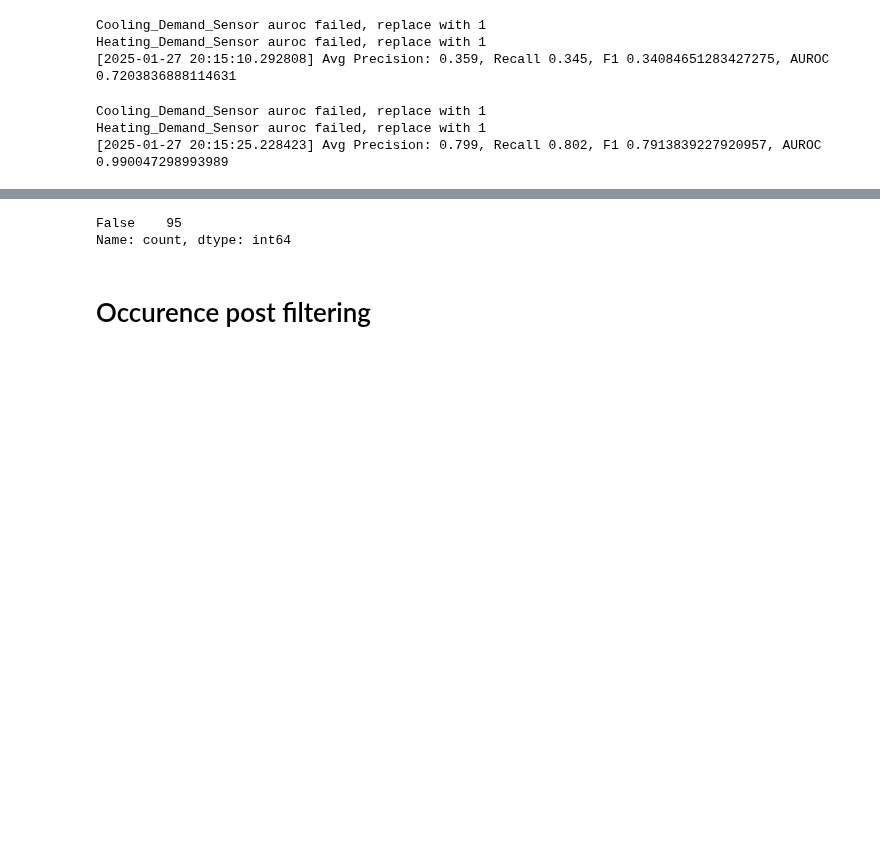
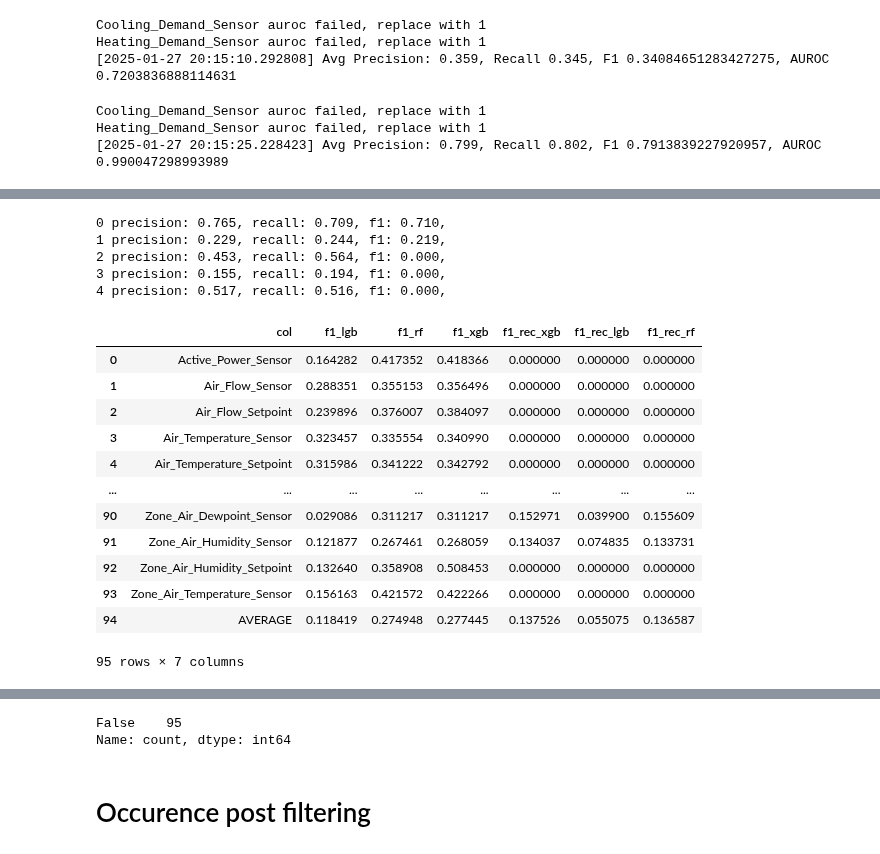
Before and after one commit to JoeZhao527/cl-bricks, a Jupyter notebook: notebooks/ensemble.ipynb, the cells around one changed output, grey strips where cells are left out. Cells and saved outputs as stored; diff of their text form; code cells hidden in the pictures; blank space fills up the shorter version.

```diff
--- a/notebooks/ensemble.ipynb
+++ b/notebooks/ensemble.ipynb
@@ -436,3 +393,83 @@ recall_norm_weight
+# %%
+check_level_report = [[] for _ in range(5)]
+
+for col in rec_lgb_report['col']:
+    if get_tier(col) != None:
+        check_level_report[get_tier(col)-1].append(rec_lgb_report[rec_lgb_report['col'] == col])
+
+for i in range(5):
+    print(i, f"precision: {pd.concat(check_level_report[i])['precision'].mean():.3f}, "
+          f"recall: {pd.concat(check_level_report[i])['recall'].mean():.3f}, "
+          f"f1: {pd.concat(check_level_report[i])['f1'].mean():.3f}, "
+    )
+# %% [output]
+0 precision: 0.765, recall: 0.709, f1: 0.710,
+1 precision: 0.229, recall: 0.244, f1: 0.219,
+2 precision: 0.453, recall: 0.564, f1: 0.000,
+3 precision: 0.155, recall: 0.194, f1: 0.000,
+4 precision: 0.517, recall: 0.516, f1: 0.000,
+# %%
+rec_xgb_report = pd.read_csv("../logs/0127_recall/xgb_report.csv")
+rec_lgb_report = pd.read_csv("../logs/0127_recall/lgb_report.csv")
+rec_rf_report = pd.read_csv("../logs/0127_recall/rf_report.csv")
+
+rec_xgb_report['f1'] = rec_xgb_report['f1'] / 2
+rec_lgb_report['f1'] = rec_lgb_report['f1'] / 2
+rec_rf_report['f1'] = rec_rf_report['f1'] / 2
+
+# # get_tier
+for col in rec_rf_report['col']:
+    if get_tier(col) and get_tier(col) > 2:
+        rec_xgb_report.loc[(rec_xgb_report['col'] == col), 'f1'] = 0.0
+        rec_lgb_report.loc[(rec_lgb_report['col'] == col), 'f1'] = 0.0
+        rec_rf_report.loc[(rec_rf_report['col'] == col), 'f1'] = 0.0
+# %%
+# List of reports and their corresponding model names
+reports = [
+    (lgb_report, 'f1_lgb'),
+    (rf_report, 'f1_rf'),
+    (xgb_report, 'f1_xgb'),
+    (rec_xgb_report, 'f1_rec_xgb'),
+    (rec_lgb_report, 'f1_rec_lgb'),
+    (rec_rf_report, 'f1_rec_rf'),
+    # Add more reports here as needed
+]
+
+model_cols = [r[1] for r in reports]
+
+# Initialize the merged DataFrame with the first report
+norm_weight = reports[0][0][['col', 'f1']].rename(columns={'f1': reports[0][1]})
+
+# Merge the remaining reports in a loop
+for report, col_name in reports[1:]:
+    norm_weight = pd.merge(
+        norm_weight,
+        report[['col', 'f1']].rename(columns={'f1': col_name}),
+        on=['col']
+    )
+
+# Calculate the sum of weights for normalization
+weight_sum = norm_weight[model_cols].sum(axis=1)
+
+# Normalize the weights
+for col in model_cols:
+    norm_weight[col] = norm_weight[col] / weight_sum
+
+norm_weight
+# %% [output]
+|  | col | f1_lgb | f1_rf | f1_xgb | f1_rec_xgb | f1_rec_lgb | f1_rec_rf |
+| 0 | Active_Power_Sensor | 0.164282 | 0.417352 | 0.418366 | 0.000000 | 0.000000 | 0.000000 |
+| 1 | Air_Flow_Sensor | 0.288351 | 0.355153 | 0.356496 | 0.000000 | 0.000000 | 0.000000 |
+| 2 | Air_Flow_Setpoint | 0.239896 | 0.376007 | 0.384097 | 0.000000 | 0.000000 | 0.000000 |
+| 3 | Air_Temperature_Sensor | 0.323457 | 0.335554 | 0.340990 | 0.000000 | 0.000000 | 0.000000 |
+| 4 | Air_Temperature_Setpoint | 0.315986 | 0.341222 | 0.342792 | 0.000000 | 0.000000 | 0.000000 |
+| ... | ... | ... | ... | ... | ... | ... | ... |
+| 90 | Zone_Air_Dewpoint_Sensor | 0.029086 | 0.311217 | 0.311217 | 0.152971 | 0.039900 | 0.155609 |
+| 91 | Zone_Air_Humidity_Sensor | 0.121877 | 0.267461 | 0.268059 | 0.134037 | 0.074835 | 0.133731 |
+| 92 | Zone_Air_Humidity_Setpoint | 0.132640 | 0.358908 | 0.508453 | 0.000000 | 0.000000 | 0.000000 |
+| 93 | Zone_Air_Temperature_Sensor | 0.156163 | 0.421572 | 0.422266 | 0.000000 | 0.000000 | 0.000000 |
+| 94 | AVERAGE | 0.118419 | 0.274948 | 0.277445 | 0.137526 | 0.055075 | 0.136587 |
+95 rows × 7 columns
 # %%
 from zipfile import ZipFile
 zipftest = ZipFile('../downloads/test_X_v0.1.0.zip', 'r')
```
Also changed, not shown: parts of 19 cells of this notebook, 3 other files.
